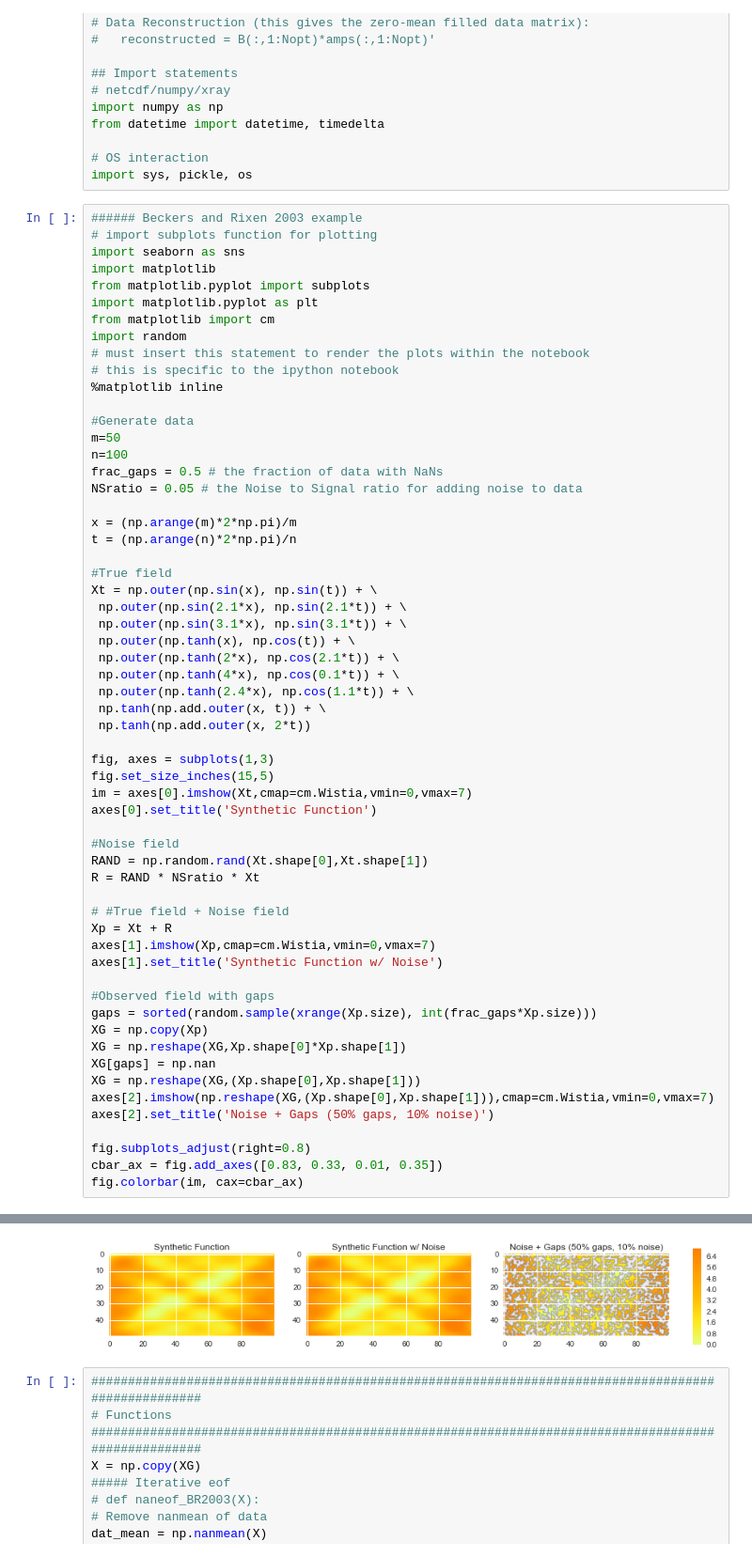
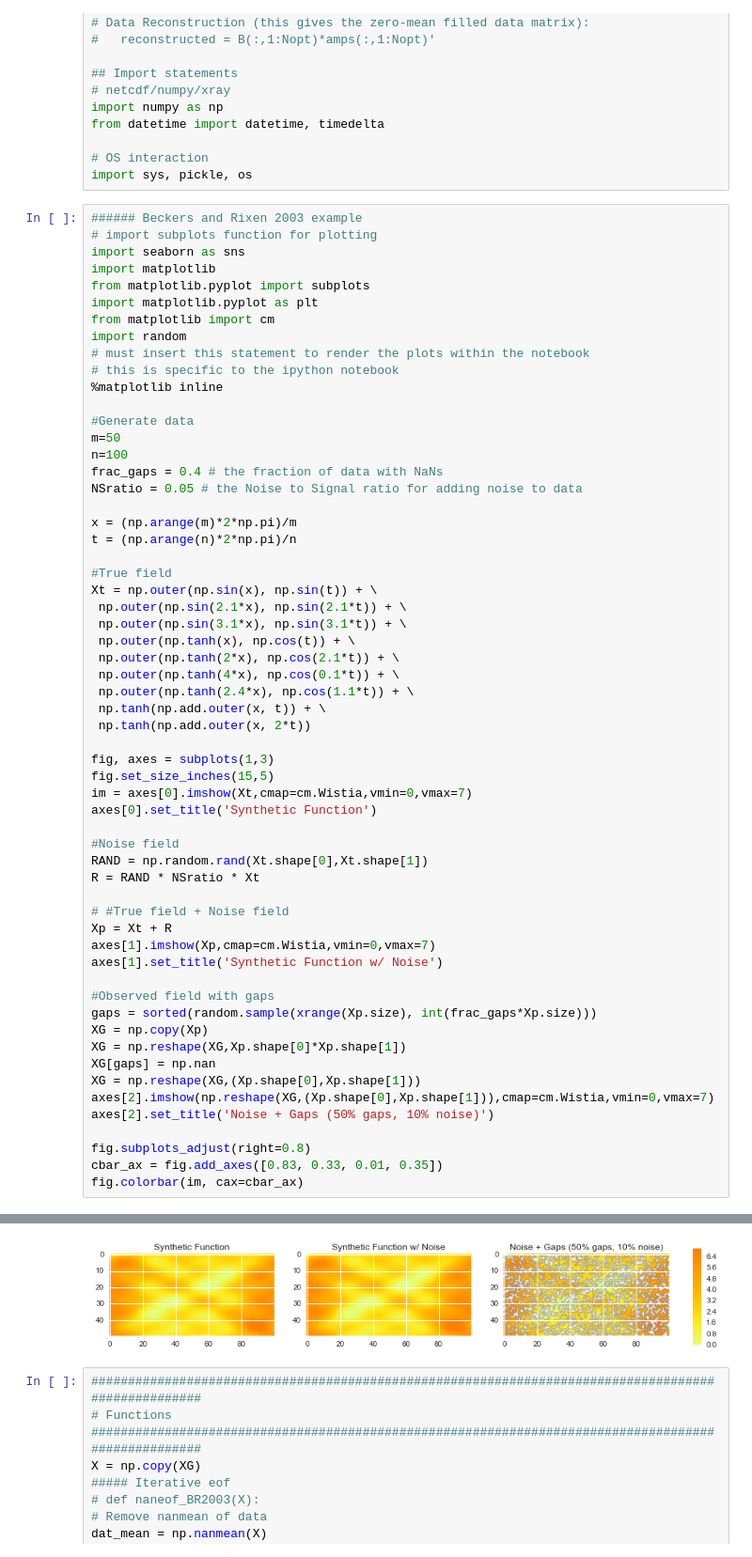
Before and after one commit to klapo/CalRad, a Jupyter notebook: naneof_BR2003.notebook.ipynb, the cells around one changed output, grey strips where cells are left out. Shown at 94% size. Saved outputs shown, nothing was run; the diff lists cells and outputs as text.

```diff
--- a/naneof_BR2003.notebook.ipynb
+++ b/naneof_BR2003.notebook.ipynb
@@ -51,7 +51,7 @@ import random
 #Generate data
 m=50
 n=100
-frac_gaps = 0.5 # the fraction of data with NaNs
+frac_gaps = 0.4 # the fraction of data with NaNs
 NSratio = 0.05 # the Noise to Signal ratio for adding noise to data
 
 x = (np.arange(m)*2*np.pi)/m
@@ -69,34 +69,34 @@ Xt = np.outer(np.sin(x), np.sin(t)) + \
  np.tanh(np.add.outer(x, 2*t))
 
 fig, axes = subplots(1,3)
 fig.set_size_inches(15,5)
 im = axes[0].imshow(Xt,cmap=cm.Wistia,vmin=0,vmax=7)
 axes[0].set_title('Synthetic Function')
 
 #Noise field
 RAND = np.random.rand(Xt.shape[0],Xt.shape[1])
 R = RAND * NSratio * Xt
 
 # #True field + Noise field
 Xp = Xt + R
 axes[1].imshow(Xp,cmap=cm.Wistia,vmin=0,vmax=7)
 axes[1].set_title('Synthetic Function w/ Noise')
 
 #Observed field with gaps
 gaps = sorted(random.sample(xrange(Xp.size), int(frac_gaps*Xp.size)))
 XG = np.copy(Xp)
 XG = np.reshape(XG,Xp.shape[0]*Xp.shape[1])
 XG[gaps] = np.nan
 XG = np.reshape(XG,(Xp.shape[0],Xp.shape[1]))
 axes[2].imshow(np.reshape(XG,(Xp.shape[0],Xp.shape[1])),cmap=cm.Wistia,vmin=0,vmax=7)
 axes[2].set_title('Noise + Gaps (50% gaps, 10% noise)')
 
 fig.subplots_adjust(right=0.8)
 cbar_ax = fig.add_axes([0.83, 0.33, 0.01, 0.35])
 fig.colorbar(im, cax=cbar_ax)
 # %% [output]
 <matplotlib.colorbar.Colorbar instance at 0x...>
-[figure, old version]
+[figure, new version]
 # %%
 ####################################################################################################
 # Functions
```
Also changed, not shown: parts of 6 cells of this notebook, 1 other file.
